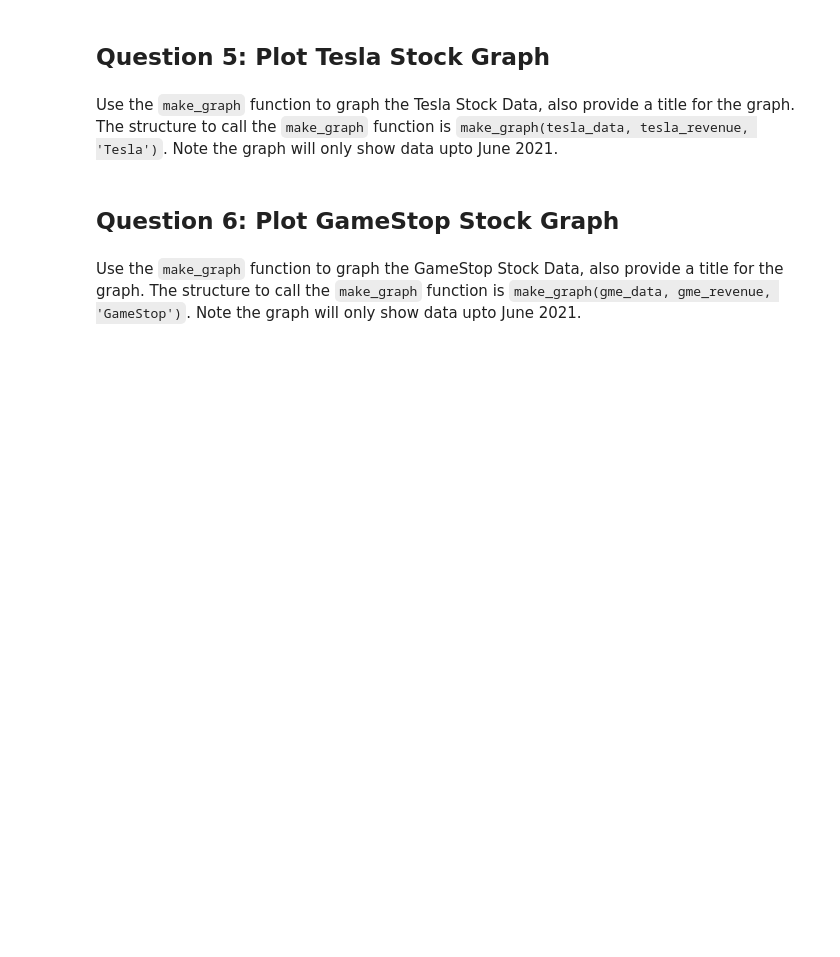
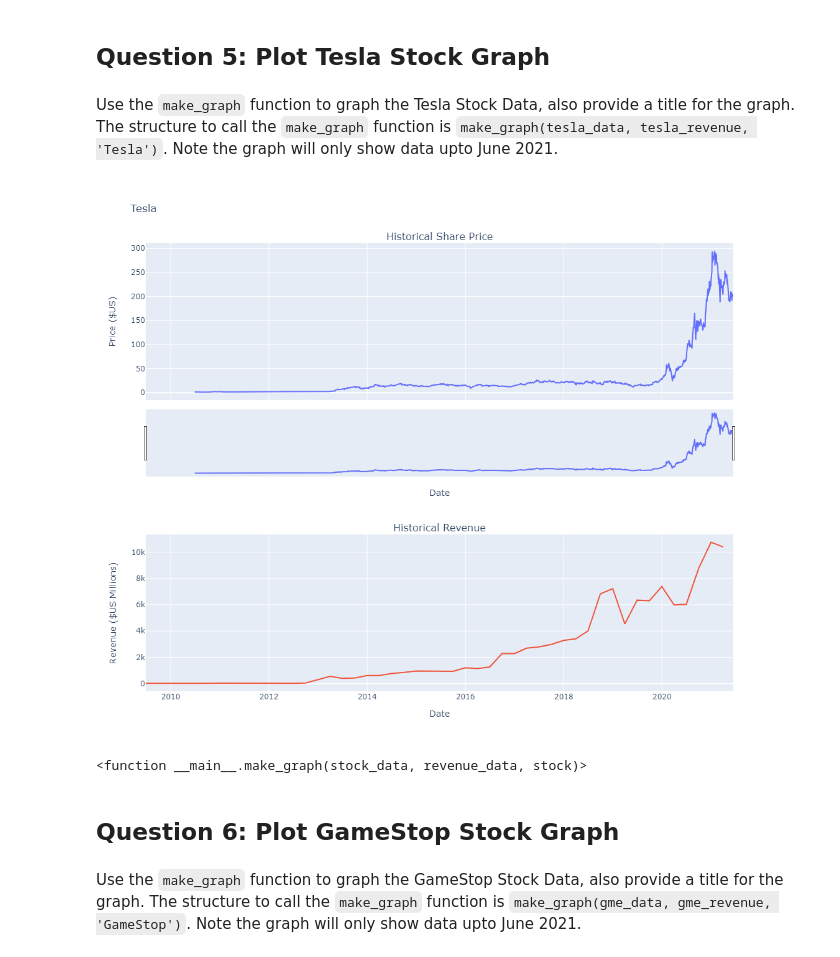
Before and after one commit to ushie94/webScrappingProjects, a Jupyter notebook: Final Assignment.ipynb, the cells around one changed output. Saved outputs shown, nothing was run; the diff lists cells and outputs as text; code cells hidden in the pictures; blank space fills up the shorter version.

```diff
--- a/Final Assignment.ipynb
+++ b/Final Assignment.ipynb
@@ -238,6 +245,13 @@ gme_revenue.tail()
 ## Question 5: Plot Tesla Stock Graph
 # %% [markdown]
 Use the `make_graph` function to graph the Tesla Stock Data, also provide a title for the graph. The structure to call the `make_graph` function is `make_graph(tesla_data, tesla_revenue, 'Tesla')`. Note the graph will only show data upto June 2021.
+# %%
+make_graph(tesla_data, tesla_revenue, 'Tesla')
+
+make_graph
+# %% [output]
+[figure, added]
+<function __main__.make_graph(stock_data, revenue_data, stock)>
 # %% [markdown]
 ## Question 6: Plot GameStop Stock Graph
 # %% [markdown]
```
Also changed, not shown: parts of 8 cells of this notebook.
